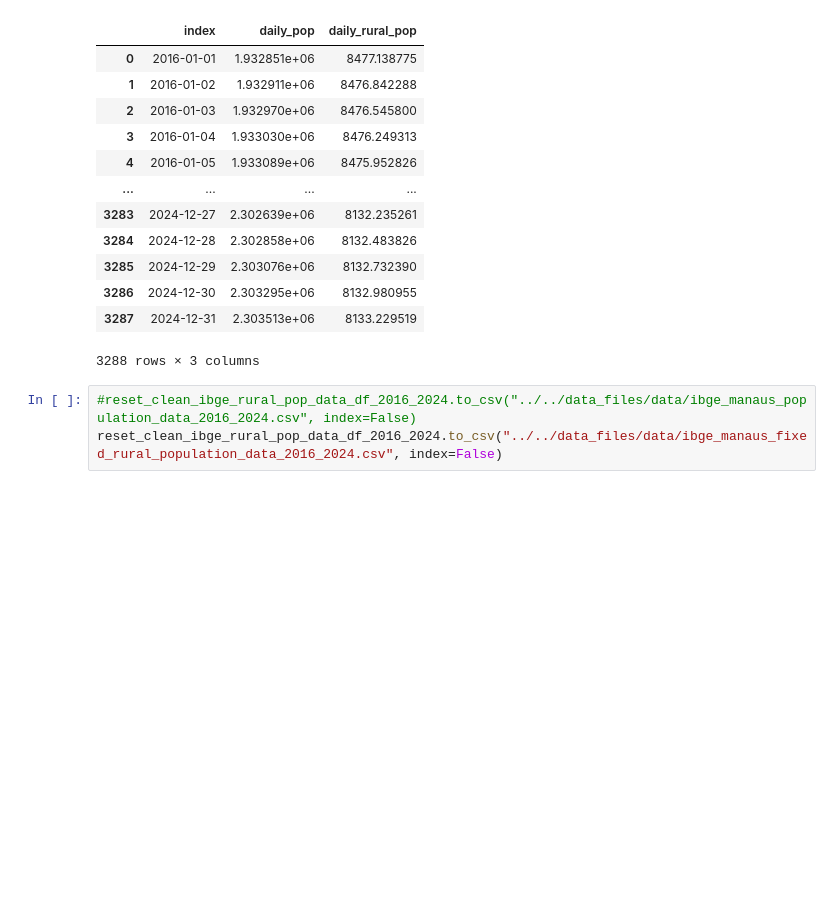
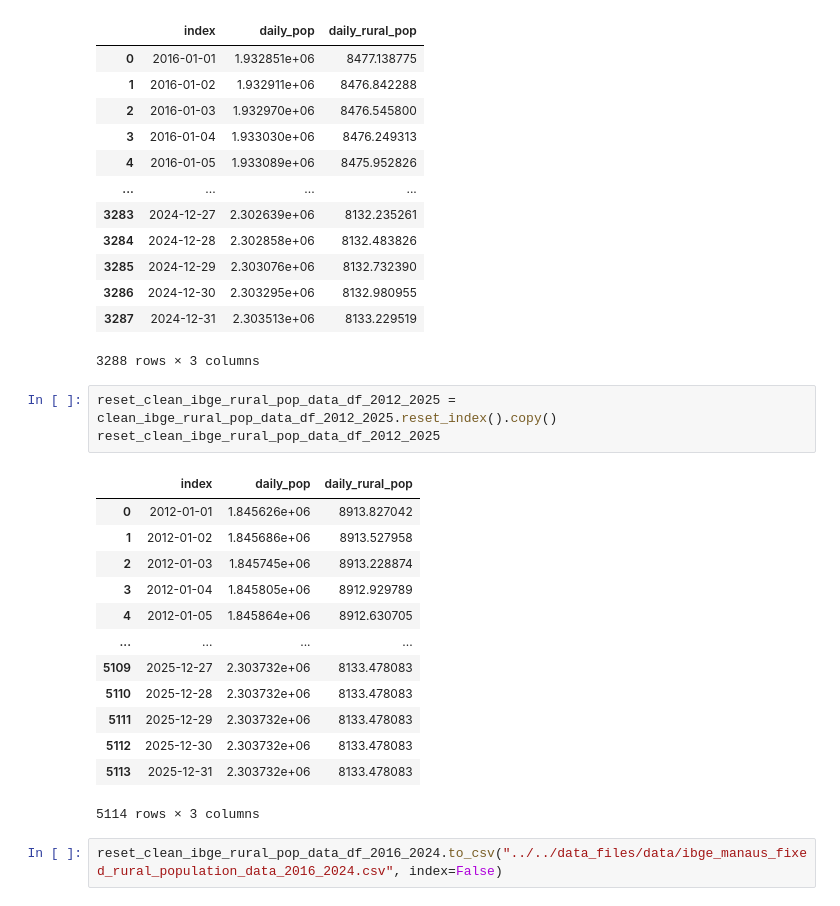
Before and after one commit to RaphaLevy/Study_on_malaria_dynamics_v2, a Jupyter notebook: data_files/notebooks/IBGE_Population_Data.ipynb, the cells around one changed output. Drawn from its saved outputs; the diff is of its cells as text; blank space fills up the shorter version.

```diff
--- a/data_files/notebooks/IBGE_Population_Data.ipynb
+++ b/data_files/notebooks/IBGE_Population_Data.ipynb
@@ -240,6 +241,22 @@ reset_clean_ibge_rural_pop_data_df_2016_2024
 | 3286 | 2024-12-30 | 2.303295e+06 | 8132.980955 |
 | 3287 | 2024-12-31 | 2.303513e+06 | 8133.229519 |
 3288 rows × 3 columns
+# %%
+reset_clean_ibge_rural_pop_data_df_2012_2025 = clean_ibge_rural_pop_data_df_2012_2025.reset_index().copy()
+reset_clean_ibge_rural_pop_data_df_2012_2025
+# %% [output]
+|  | index | daily_pop | daily_rural_pop |
+| 0 | 2012-01-01 | 1.845626e+06 | 8913.827042 |
+| 1 | 2012-01-02 | 1.845686e+06 | 8913.527958 |
+| 2 | 2012-01-03 | 1.845745e+06 | 8913.228874 |
+| 3 | 2012-01-04 | 1.845805e+06 | 8912.929789 |
+| 4 | 2012-01-05 | 1.845864e+06 | 8912.630705 |
+| ... | ... | ... | ... |
+| 5109 | 2025-12-27 | 2.303732e+06 | 8133.478083 |
+| 5110 | 2025-12-28 | 2.303732e+06 | 8133.478083 |
+| 5111 | 2025-12-29 | 2.303732e+06 | 8133.478083 |
+| 5112 | 2025-12-30 | 2.303732e+06 | 8133.478083 |
+| 5113 | 2025-12-31 | 2.303732e+06 | 8133.478083 |
+5114 rows × 3 columns
 # %%
-#reset_clean_ibge_rural_pop_data_df_2016_2024.to_csv("../../data_files/data/ibge_manaus_population_data_2016_2024.csv", index=False)
 reset_clean_ibge_rural_pop_data_df_2016_2024.to_csv("../../data_files/data/ibge_manaus_fixed_rural_population_data_2016_2024.csv", index=False)
```
Also changed, not shown: parts of 16 cells of this notebook, 1 other file.
